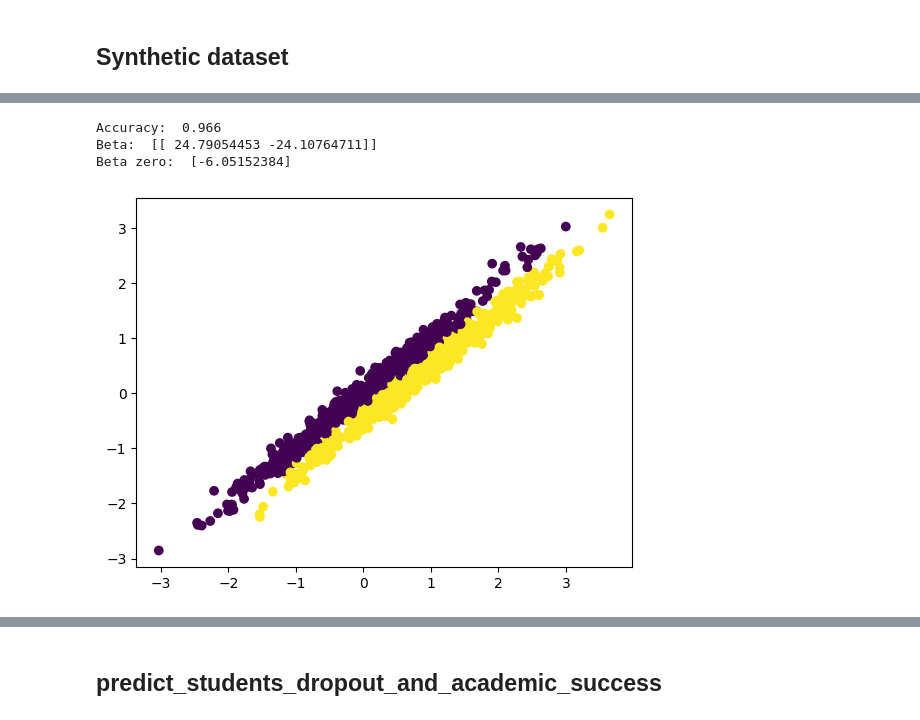
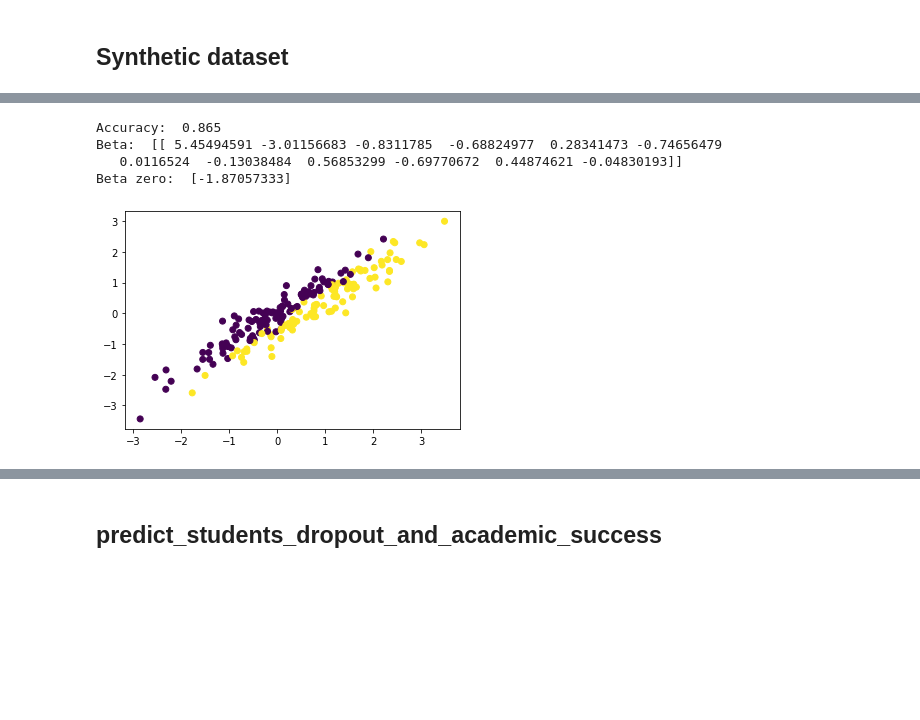
Before and after one commit to kwolny1/cyclic_coordinate_descent_algorithm, a Jupyter notebook: LogRegCCD_notebook.ipynb, the cells around one changed output, grey strips where cells are left out. Cells and saved outputs as stored; diff of their text form; code cells hidden in the pictures; blank space fills up the shorter version.

```diff
--- a/LogRegCCD_notebook.ipynb
+++ b/LogRegCCD_notebook.ipynb
@@ -383,8 +589,8 @@ def generate_synthetic_data(p, n, d, g, seed=42):
 np.random.seed(42)
 p = 0.5
 n = 1000
-d = 2
-g = 0.99
+d = 12
+g = 0.95
 
 synthetic_X, synthetic_y = generate_synthetic_data(p, n, d, g)
 plt.scatter(synthetic_X["X1"], synthetic_X["X2"], c=synthetic_y)
@@ -394,12 +600,16 @@ plt.show()
 # %%
+synthetic_X_train, synthetic_X_valid, synthetic_y_train, synthetic_y_valid = train_test_split(
+    synthetic_X, synthetic_y, test_size=0.2, random_state=42, stratify=synthetic_y
+)
+
 logRegCCD = LogRegCCD()
-logRegCCD = logRegCCD.fit(synthetic_X, synthetic_y)
+logRegCCD = logRegCCD.fit(synthetic_X_train, synthetic_y_train, synthetic_X_valid, synthetic_y_valid)
 # Get predicted probabilities
-y_prob_syn = logRegCCD.predict_proba(synthetic_X)
+y_prob_syn = logRegCCD.predict_proba(synthetic_X_valid)
 
-evaluate_performance(logRegCCD, synthetic_X, synthetic_y)
+evaluate_performance(logRegCCD, synthetic_X_valid, synthetic_y_valid)
 
 y_pred_syn = (y_prob_syn >= 0.5).astype(int)
-plt.scatter(synthetic_X.iloc[:,0], synthetic_X.iloc[:,1], c=y_pred_syn)
+plt.scatter(synthetic_X_valid.iloc[:,0], synthetic_X_valid.iloc[:,1], c=y_pred_syn)
 plt.show()
 # %% [output]
@@ -414,14 +624,15 @@ AUC-PR: score:  0.9468770854503277
 # %%
-clf = LogisticRegression(random_state=42, penalty='none').fit(synthetic_X, synthetic_y)
-print("Accuracy: ", clf.score(synthetic_X, synthetic_y))
+clf = LogisticRegression(random_state=42, penalty='none').fit(synthetic_X_train, synthetic_y_train)
+print("Accuracy: ", clf.score(synthetic_X_valid, synthetic_y_valid))
 
 print("Beta: ", clf.coef_)
 print("Beta zero: ", clf.intercept_)
-y_pred_lg = clf.predict(synthetic_X)
-plt.scatter(synthetic_X.iloc[:,0], synthetic_X.iloc[:,1], c=y_pred_lg)
+y_pred_lg = clf.predict(synthetic_X_valid)
+plt.scatter(synthetic_X_valid.iloc[:,0], synthetic_X_valid.iloc[:,1], c=y_pred_lg)
 plt.show()
 # %% [output]
-Accuracy:  0.966
-Beta:  [[ 24.79054453 -24.10764711]]
-Beta zero:  [-6.05152384]
+Accuracy:  0.865
+Beta:  [[ 5.45494591 -3.01156683 -0.8311785  -0.68824977  0.28341473 -0.74656479
+   0.0116524  -0.13038484  0.56853299 -0.69770672  0.44874621 -0.04830193]]
+Beta zero:  [-1.87057333]
-[figure, old version]
+[figure, new version]
```
Also changed, not shown: parts of 28 cells of this notebook.
